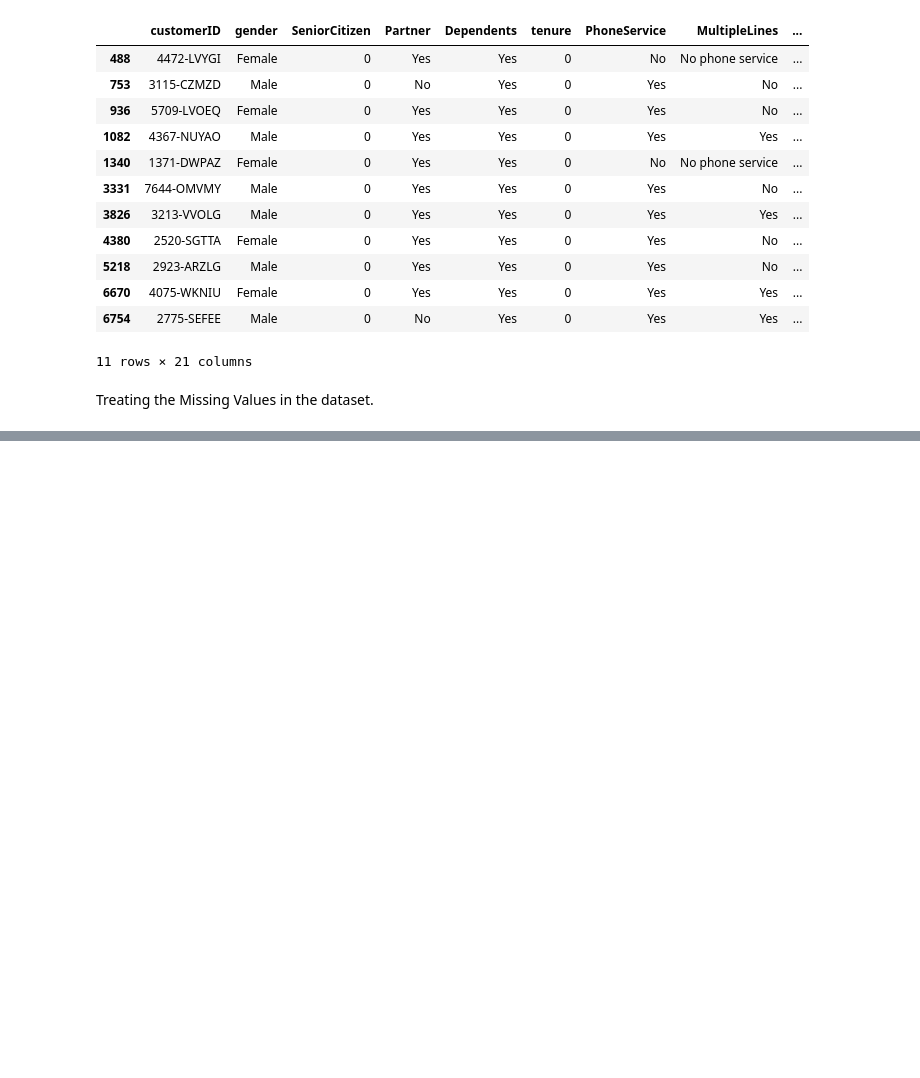
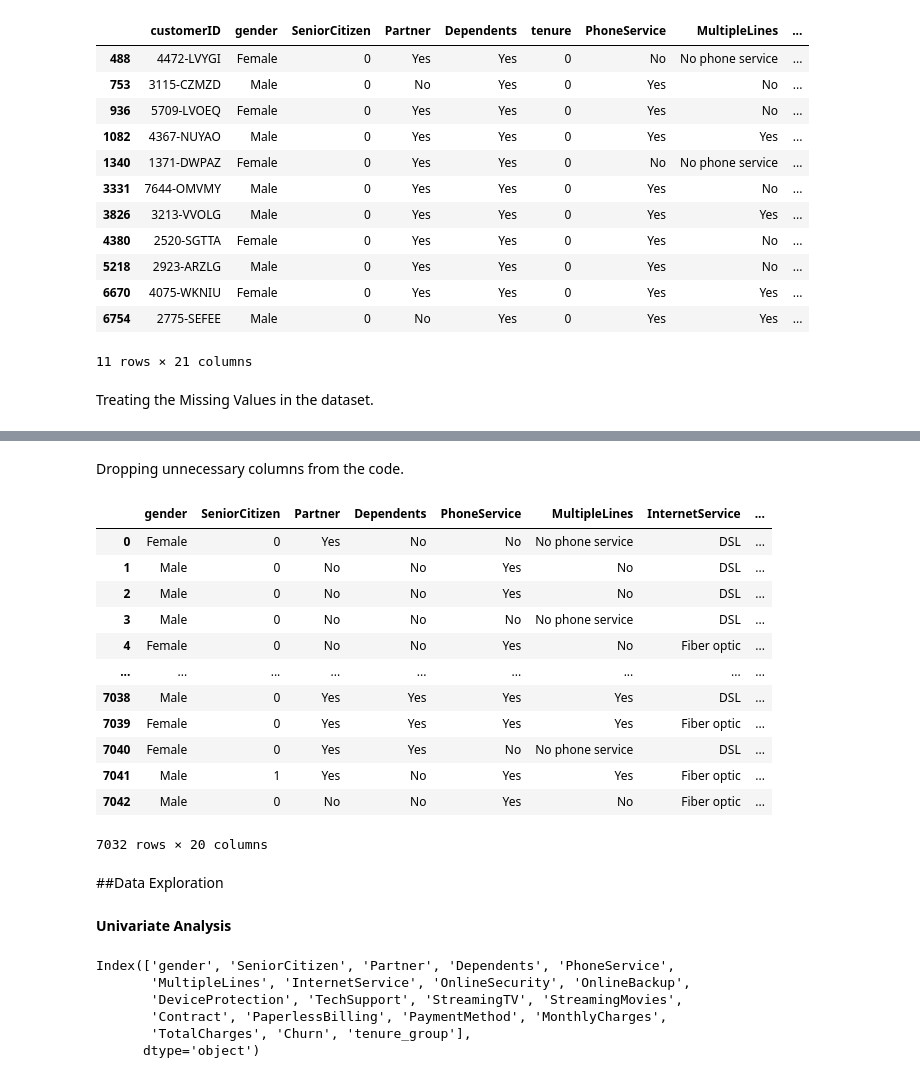
Before and after one commit to hariskhan-hk/Churn_pred, a Jupyter notebook: Telecomm_Churn_EDA.ipynb, the cells around one changed output, grey strips where cells are left out. Saved outputs shown, nothing was run; the diff lists cells and outputs as text; code cells hidden in the pictures; blank space fills up the shorter version.

```diff
--- a/Telecomm_Churn_EDA.ipynb
+++ b/Telecomm_Churn_EDA.ipynb
@@ -182,0 +187,33 @@ dtype: int64
+# %% [markdown]
+Dropping unnecessary columns from the code.
+# %%
+tel_df.drop(columns=["customerID", "tenure"], axis=1, inplace= True)
+tel_df
+# %% [output]
+|  | gender | SeniorCitizen | Partner | Dependents | PhoneService | MultipleLines | InternetService | ... |
+| 0 | Female | 0 | Yes | No | No | No phone service | DSL | ... |
+| 1 | Male | 0 | No | No | Yes | No | DSL | ... |
+| 2 | Male | 0 | No | No | Yes | No | DSL | ... |
+| 3 | Male | 0 | No | No | No | No phone service | DSL | ... |
+| 4 | Female | 0 | No | No | Yes | No | Fiber optic | ... |
+| ... | ... | ... | ... | ... | ... | ... | ... | ... |
+| 7038 | Male | 0 | Yes | Yes | Yes | Yes | DSL | ... |
+| 7039 | Female | 0 | Yes | Yes | Yes | Yes | Fiber optic | ... |
+| 7040 | Female | 0 | Yes | Yes | No | No phone service | DSL | ... |
+| 7041 | Male | 1 | Yes | No | Yes | Yes | Fiber optic | ... |
+| 7042 | Male | 0 | No | No | Yes | No | Fiber optic | ... |
+7032 rows × 20 columns
+# %% [markdown]
+##Data Exploration
+# %% [markdown]
+**Univariate Analysis**
+# %%
+sns.set_palette('deep')
+tel_df.columns
+# %% [output]
+Index(['gender', 'SeniorCitizen', 'Partner', 'Dependents', 'PhoneService',
+       'MultipleLines', 'InternetService', 'OnlineSecurity', 'OnlineBackup',
+       'DeviceProtection', 'TechSupport', 'StreamingTV', 'StreamingMovies',
+       'Contract', 'PaperlessBilling', 'PaymentMethod', 'MonthlyCharges',
+       'TotalCharges', 'Churn', 'tenure_group'],
+      dtype='object')
```
Also changed, not shown: parts of 17 cells of this notebook.
